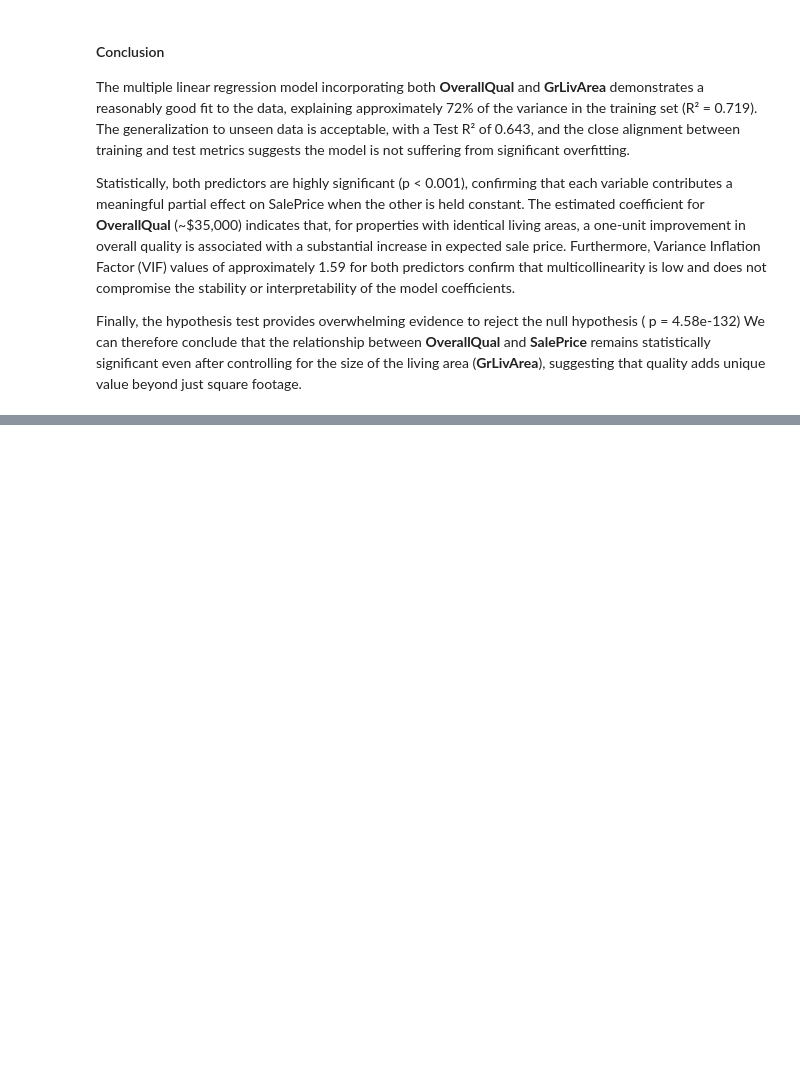
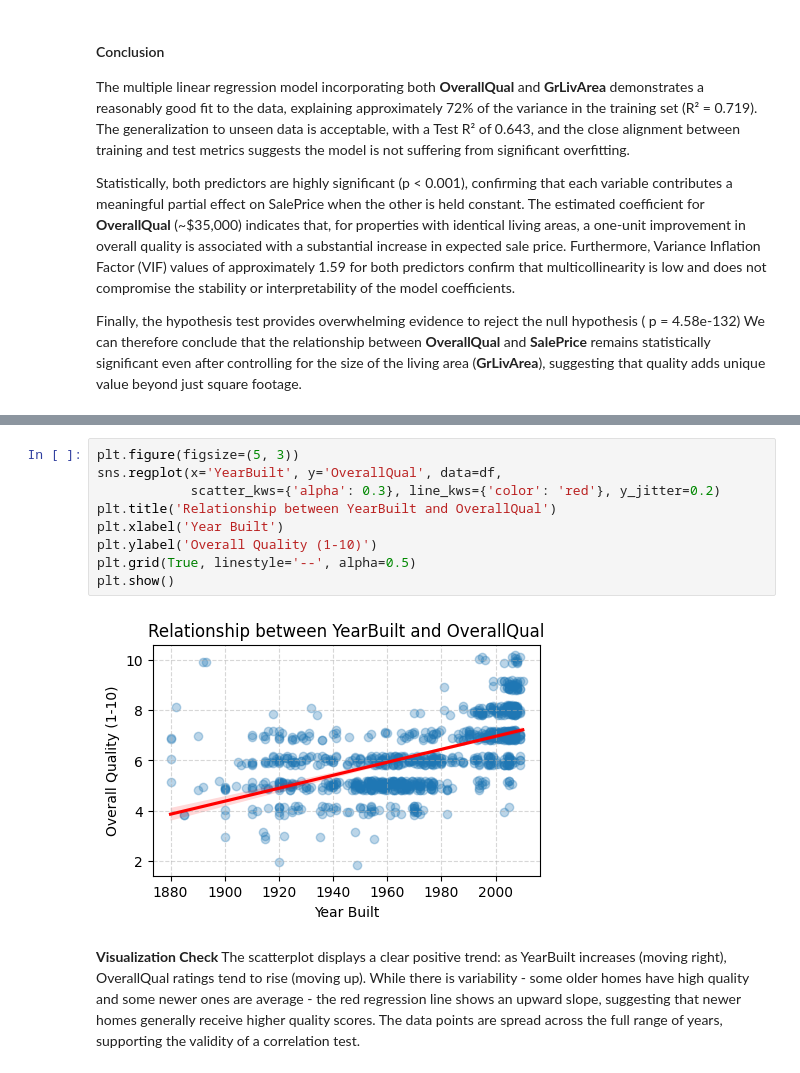
Before and after one commit to TheKusz/Stats_DSM030-2025-OCT, a Jupyter notebook: CW1/DSM030-CW-Oct25-Skeleton-Solution-House-Price-Stat-Significance.ipynb, the cells around one changed output, grey strips where cells are left out. Saved outputs shown, nothing was run; the diff lists cells and outputs as text; blank space fills up the shorter version.

```diff
--- a/CW1/DSM030-CW-Oct25-Skeleton-Solution-House-Price-Stat-Significance.ipynb
+++ b/CW1/DSM030-CW-Oct25-Skeleton-Solution-House-Price-Stat-Significance.ipynb
@@ -510,0 +584,14 @@ Finally, the hypothesis test provides overwhelming evidence to reject the null h
+# %%
+plt.figure(figsize=(5, 3))
+sns.regplot(x='YearBuilt', y='OverallQual', data=df,
+            scatter_kws={'alpha': 0.3}, line_kws={'color': 'red'}, y_jitter=0.2)
+plt.title('Relationship between YearBuilt and OverallQual')
+plt.xlabel('Year Built')
+plt.ylabel('Overall Quality (1-10)')
+plt.grid(True, linestyle='--', alpha=0.5)
+plt.show()
+# %% [output]
+[figure, added]
+# %% [markdown]
+**Visualization Check**
+The scatterplot displays a clear positive trend: as YearBuilt increases (moving right), OverallQual ratings tend to rise (moving up). While there is variability - some older homes have high quality and some newer ones are average - the red regression line shows an upward slope, suggesting that newer homes generally receive higher quality scores. The data points are spread across the full range of years, supporting the validity of a correlation test.
```
Also changed, not shown: parts of 6 cells of this notebook.
